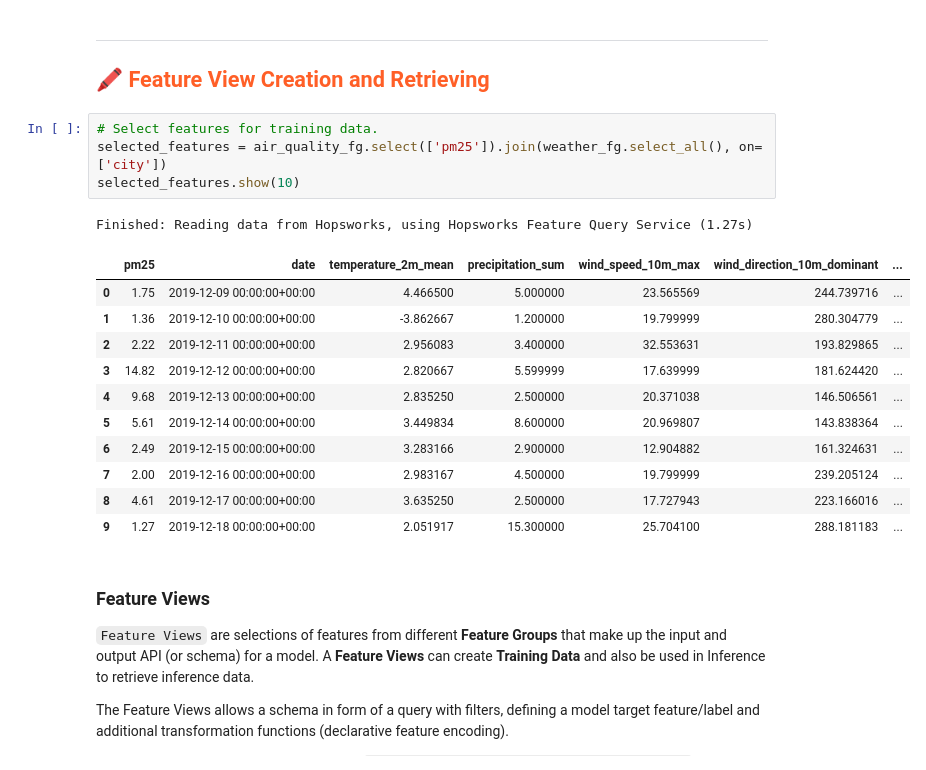
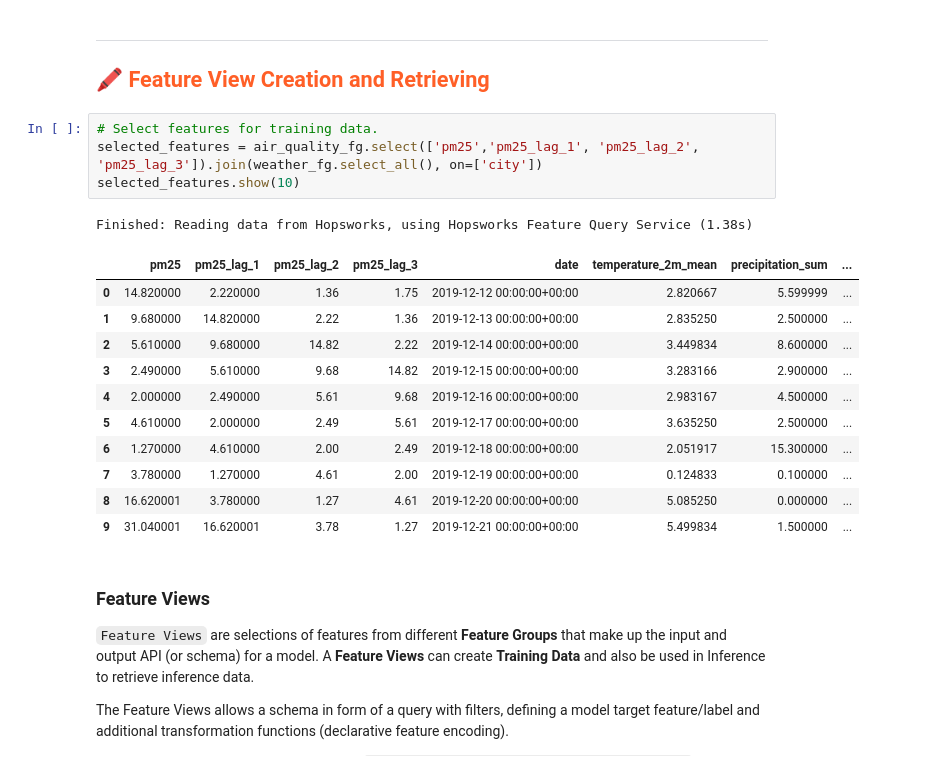
Before and after one commit to IsakNordg/ID2223-SML, a Jupyter notebook: notebooks/ch03/3_air_quality_training_pipeline.ipynb, the cells around one changed output. Cells and saved outputs as stored; diff of their text form.

```diff
--- a/notebooks/ch03/3_air_quality_training_pipeline.ipynb
+++ b/notebooks/ch03/3_air_quality_training_pipeline.ipynb
@@ -66,21 +67,21 @@ weather_fg = fs.get_feature_group(
 ## <span style="color:#ff5f27;"> 🖍 Feature View Creation and Retrieving </span>
 # %%
 # Select features for training data.
-selected_features = air_quality_fg.select(['pm25']).join(weather_fg.select_all(), on=['city'])
+selected_features = air_quality_fg.select(['pm25','pm25_lag_1', 'pm25_lag_2', 'pm25_lag_3']).join(weather_fg.select_all(), on=['city'])
 selected_features.show(10)
 # %% [output]
-Finished: Reading data from Hopsworks, using Hopsworks Feature Query Service (1.27s)
+Finished: Reading data from Hopsworks, using Hopsworks Feature Query Service (1.38s)
-|  | pm25 | date | temperature_2m_mean | precipitation_sum | wind_speed_10m_max | wind_direction_10m_dominant | ... |
-| 0 | 1.75 | 2019-12-09 00:00:00+00:00 | 4.466500 | 5.000000 | 23.565569 | 244.739716 | ... |
-| 1 | 1.36 | 2019-12-10 00:00:00+00:00 | -3.862667 | 1.200000 | 19.799999 | 280.304779 | ... |
-| 2 | 2.22 | 2019-12-11 00:00:00+00:00 | 2.956083 | 3.400000 | 32.553631 | 193.829865 | ... |
-| 3 | 14.82 | 2019-12-12 00:00:00+00:00 | 2.820667 | 5.599999 | 17.639999 | 181.624420 | ... |
-| 4 | 9.68 | 2019-12-13 00:00:00+00:00 | 2.835250 | 2.500000 | 20.371038 | 146.506561 | ... |
-| 5 | 5.61 | 2019-12-14 00:00:00+00:00 | 3.449834 | 8.600000 | 20.969807 | 143.838364 | ... |
-| 6 | 2.49 | 2019-12-15 00:00:00+00:00 | 3.283166 | 2.900000 | 12.904882 | 161.324631 | ... |
-| 7 | 2.00 | 2019-12-16 00:00:00+00:00 | 2.983167 | 4.500000 | 19.799999 | 239.205124 | ... |
-| 8 | 4.61 | 2019-12-17 00:00:00+00:00 | 3.635250 | 2.500000 | 17.727943 | 223.166016 | ... |
-| 9 | 1.27 | 2019-12-18 00:00:00+00:00 | 2.051917 | 15.300000 | 25.704100 | 288.181183 | ... |
+|  | pm25 | pm25_lag_1 | pm25_lag_2 | pm25_lag_3 | date | temperature_2m_mean | precipitation_sum | ... |
+| 0 | 14.820000 | 2.220000 | 1.36 | 1.75 | 2019-12-12 00:00:00+00:00 | 2.820667 | 5.599999 | ... |
+| 1 | 9.680000 | 14.820000 | 2.22 | 1.36 | 2019-12-13 00:00:00+00:00 | 2.835250 | 2.500000 | ... |
+| 2 | 5.610000 | 9.680000 | 14.82 | 2.22 | 2019-12-14 00:00:00+00:00 | 3.449834 | 8.600000 | ... |
+| 3 | 2.490000 | 5.610000 | 9.68 | 14.82 | 2019-12-15 00:00:00+00:00 | 3.283166 | 2.900000 | ... |
+| 4 | 2.000000 | 2.490000 | 5.61 | 9.68 | 2019-12-16 00:00:00+00:00 | 2.983167 | 4.500000 | ... |
+| 5 | 4.610000 | 2.000000 | 2.49 | 5.61 | 2019-12-17 00:00:00+00:00 | 3.635250 | 2.500000 | ... |
+| 6 | 1.270000 | 4.610000 | 2.00 | 2.49 | 2019-12-18 00:00:00+00:00 | 2.051917 | 15.300000 | ... |
+| 7 | 3.780000 | 1.270000 | 4.61 | 2.00 | 2019-12-19 00:00:00+00:00 | 0.124833 | 0.100000 | ... |
+| 8 | 16.620001 | 3.780000 | 1.27 | 4.61 | 2019-12-20 00:00:00+00:00 | 5.085250 | 0.000000 | ... |
+| 9 | 31.040001 | 16.620001 | 3.78 | 1.27 | 2019-12-21 00:00:00+00:00 | 5.499834 | 1.500000 | ... |
 # %% [markdown]
 ### Feature Views
 
```
Also changed, not shown: parts of 9 cells of this notebook, 9 other files.
